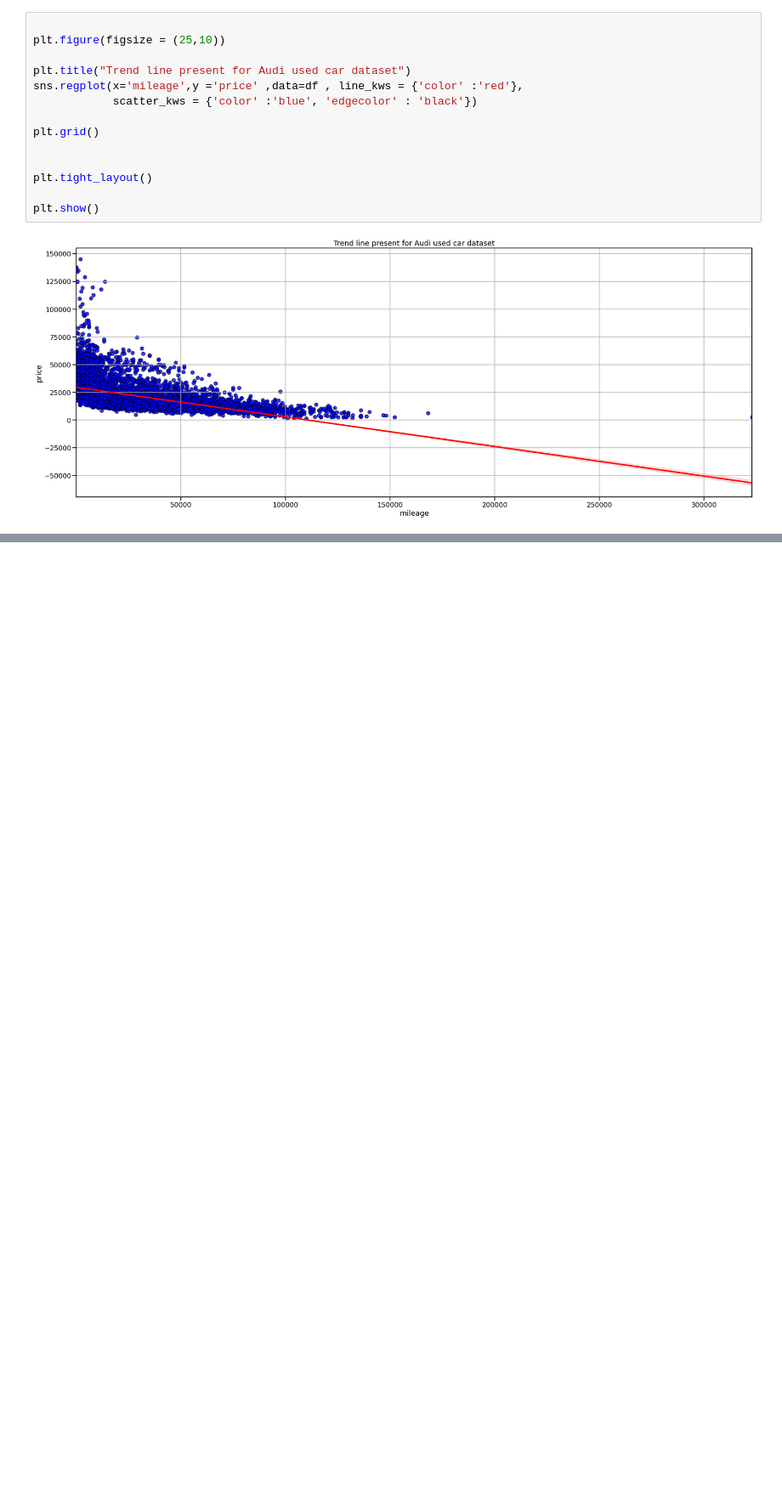
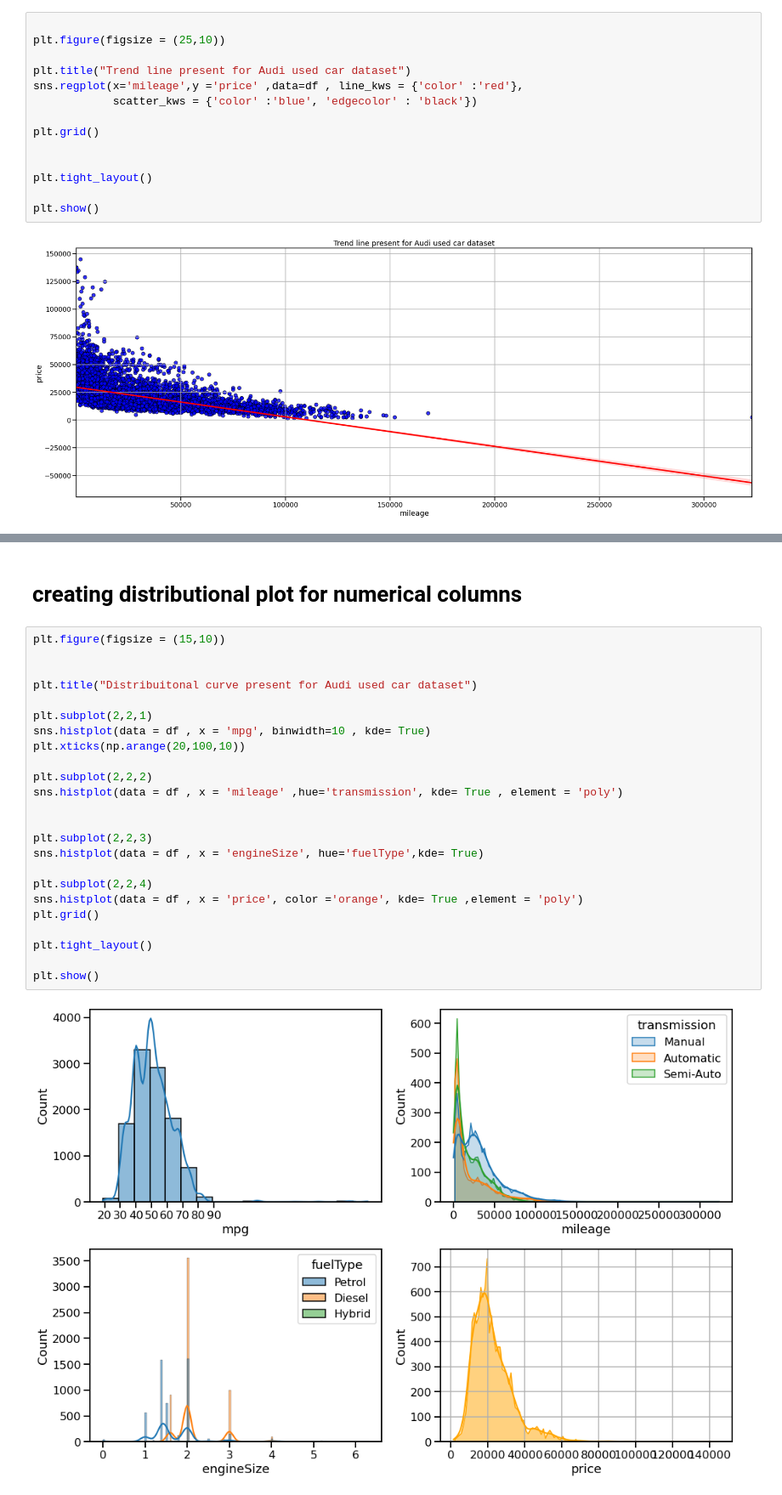
Before and after one commit to Israt055/audi_used_car_analysis-, a Jupyter notebook: audi_used_car_EDA.ipynb, the cells around one changed output, grey strips where cells are left out. Shown: that part at 85% size. Cells and saved outputs as stored; diff of their text form; blank space fills up the shorter version.

```diff
--- a/audi_used_car_EDA.ipynb
+++ b/audi_used_car_EDA.ipynb
@@ -564,0 +474,28 @@ AttributeError: module 'seaborn' has no attribute 'hisplot'
+# %% [markdown]
+# creating distributional plot for numerical columns
+# %%
+plt.figure(figsize = (15,10))
+
+
+plt.title("Distribuitonal curve present for Audi used car dataset")
+
+plt.subplot(2,2,1)
+sns.histplot(data = df , x = 'mpg', binwidth=10 , kde= True)
+plt.xticks(np.arange(20,100,10))
+
+plt.subplot(2,2,2)
+sns.histplot(data = df , x = 'mileage' ,hue='transmission', kde= True , element = 'poly')
+
+
+plt.subplot(2,2,3)
+sns.histplot(data = df , x = 'engineSize', hue='fuelType',kde= True)
+
+plt.subplot(2,2,4)
+sns.histplot(data = df , x = 'price', color ='orange', kde= True ,element = 'poly')
+plt.grid()
+
+plt.tight_layout()
+
+plt.show()
+# %% [output]
+[figure, added]
```
Also changed, not shown: parts of 51 cells of this notebook.
